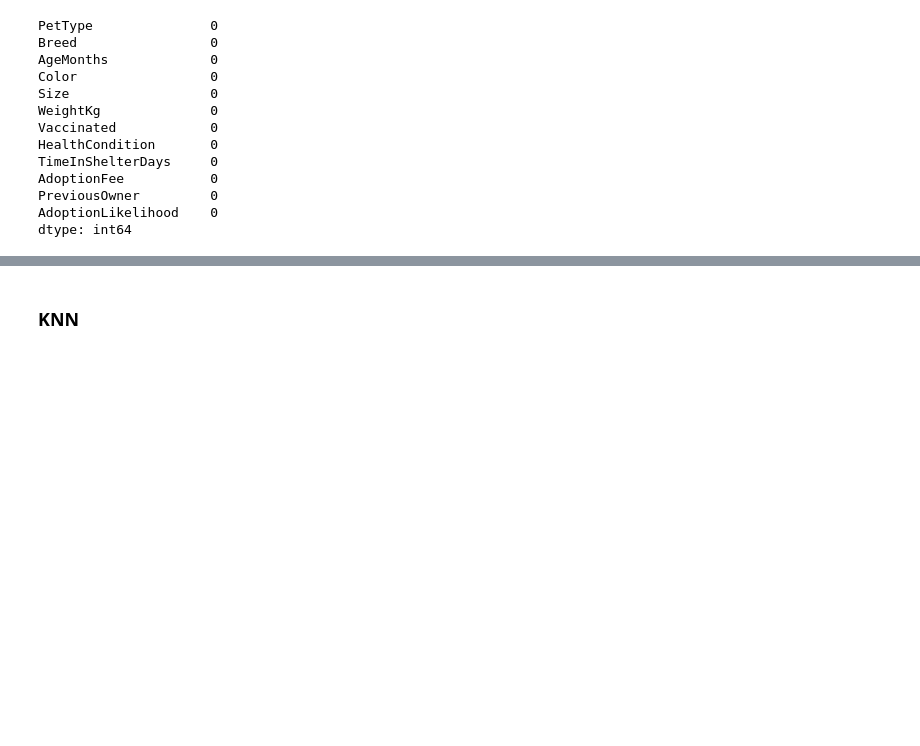
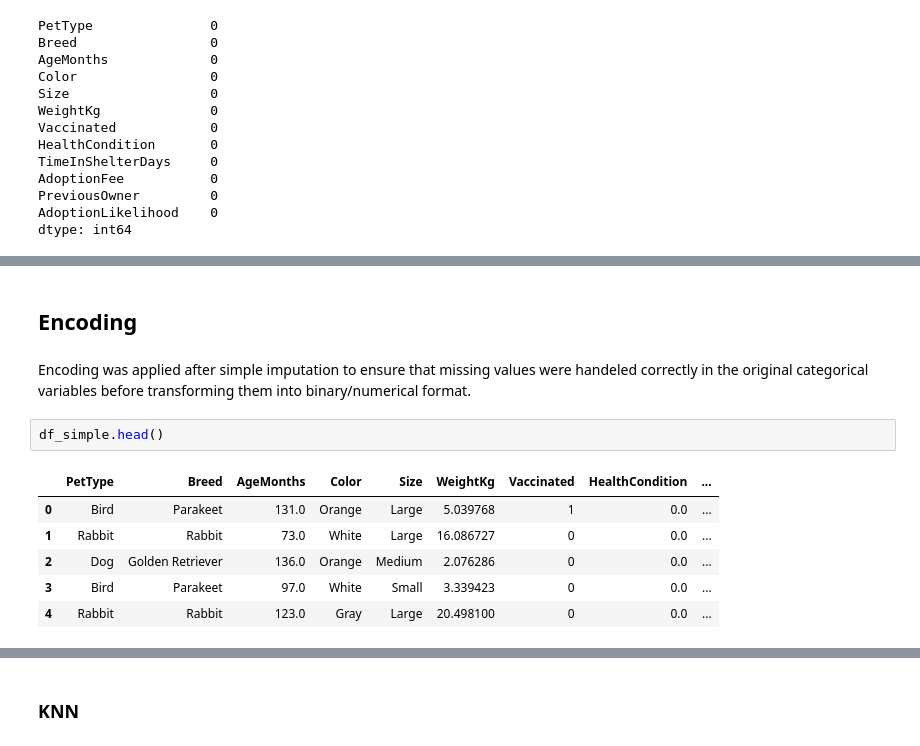
Before and after one commit to IzaSiemieniuk/pk_advanced_machine_learning, a Jupyter notebook: pet_adoption.ipynb, the cells around one changed output, grey strips where cells are left out. Cells and saved outputs as stored; diff of their text form; blank space fills up the shorter version.

Commit message:
Added Encoding

```diff
--- a/pet_adoption.ipynb
+++ b/pet_adoption.ipynb
@@ -652,3 +652,16 @@ AdoptionFee           0
 PreviousOwner         0
 AdoptionLikelihood    0
 dtype: int64
+# %% [markdown]
+## Encoding
+# %% [markdown]
+Encoding was applied after simple imputation to ensure that missing values were handeled correctly in the original categorical variables before transforming them into binary/numerical format.
+# %%
+df_simple.head()
+# %% [output]
+|  | PetType | Breed | AgeMonths | Color | Size | WeightKg | Vaccinated | HealthCondition | ... |
+| 0 | Bird | Parakeet | 131.0 | Orange | Large | 5.039768 | 1 | 0.0 | ... |
+| 1 | Rabbit | Rabbit | 73.0 | White | Large | 16.086727 | 0 | 0.0 | ... |
+| 2 | Dog | Golden Retriever | 136.0 | Orange | Medium | 2.076286 | 0 | 0.0 | ... |
+| 3 | Bird | Parakeet | 97.0 | White | Small | 3.339423 | 0 | 0.0 | ... |
+| 4 | Rabbit | Rabbit | 123.0 | Gray | Large | 20.498100 | 0 | 0.0 | ... |
```
Also changed, not shown: parts of 39 cells of this notebook.
